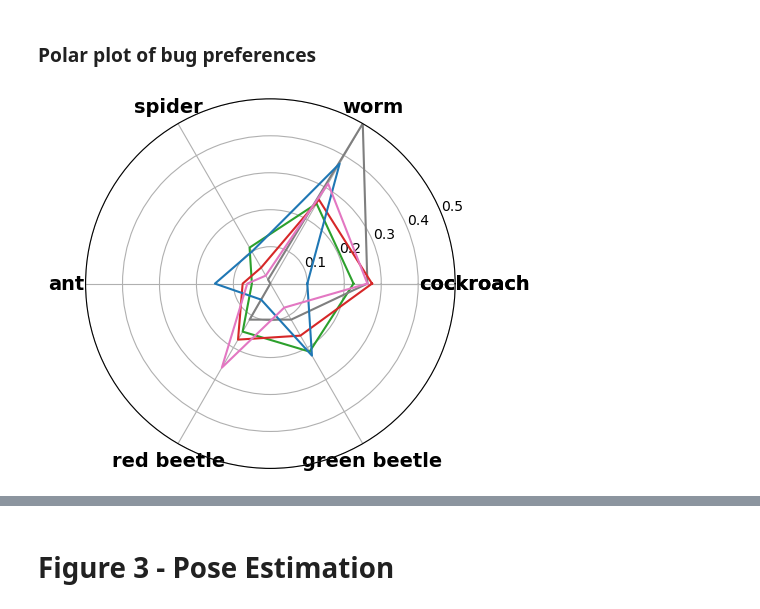
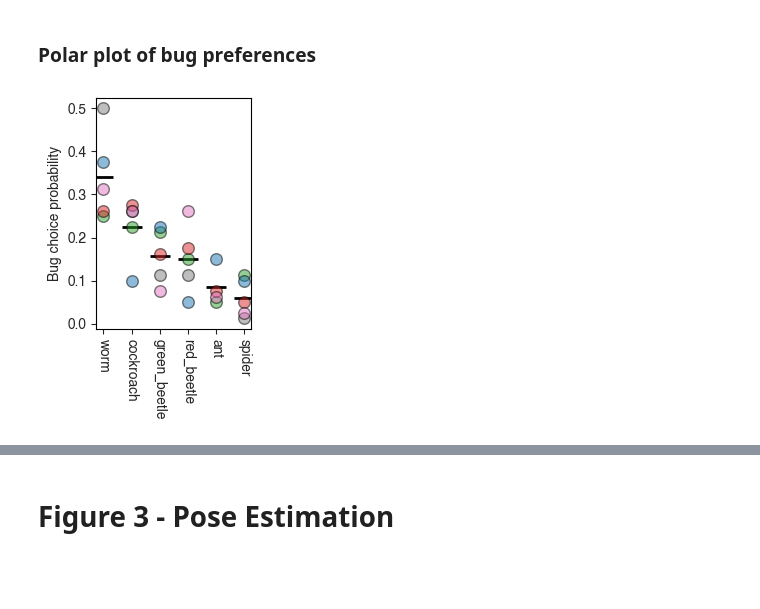
Before and after one commit to EvolutionaryNeuralCodingLab/PreyTouch, a Jupyter notebook: notebooks/arena_paper.ipynb, the cells around one changed output, grey strips where cells are left out. Saved outputs shown, nothing was run; the diff lists cells and outputs as text; code cells hidden in the pictures; blank space fills up the shorter version.

```diff
--- a/notebooks/arena_paper.ipynb
+++ b/notebooks/arena_paper.ipynb
@@ -27,6 +27,10 @@ import cv2
 import matplotlib as mpl
 mpl.rcParams['pdf.fonttype'] = 42
 mpl.rcParams['axes.grid'] = False
+mpl.rcParams['xtick.bottom'] = True
+mpl.rcParams['ytick.left'] = True
+mpl.rcParams["font.family"] = "Helvetica"
+mpl.rc('axes',edgecolor='black')
 import os
 if Path('.').resolve().name != 'Arena':
     os.chdir('../Arena')
@@ -37,8 +41,6 @@ from analysis.pose_utils import plot_regression, colorline, pixels2cm, fit_circl
 from analysis.pose import DLCArenaPose, SpatialAnalyzer
 from analysis.predictors.tongue_out import TongueOutAnalyzer, TONGUE_CLASS
 from analysis.strikes.strikes import Loader, StrikeAnalyzer
-plt.rcParams["xtick.bottom"] = True
-plt.rcParams["xtick.direction"] = 'out'
 # %%
 orm = ORM()
 FIGURE_PATH = '/media/sil2/Data/regev/Papers/PreyTouch/'
@@ -87,7 +89,7 @@ def load_strikes_df():
     miss_distance = np.sqrt((strk.x - strk.bug_x)**2 + (strk.y - strk.bug_y)**2) * SCREEN_PIX_CM[exp.arena]
     df_.append({'animal_id': exp.animal_id, 'movement_type': blk.movement_type, 'time': strk.time, 'bug_speed': strk.calc_speed,
                 'bug_type': strk.bug_type, 'bug_size': strk.bug_size, 'strike_id': strk.id, 'exit_hole': exit_hole,
-                'strike_x': strk.x, 'strike_y': strk.y, 'arena': exp.arena,
+                'strike_x': strk.x, 'strike_y': strk.y, 'arena': exp.arena, 'trial_id': tr.id,
                 'proj_strike': strk.projected_strike_coords, 'is_hit': strk.is_hit, 'miss_distance': miss_distance,
                 'proj_bug_x': strk.projected_leap_coords and strk.projected_leap_coords[0]})
 
@@ -424,28 +529,39 @@ plt.show()
 # %%
 %matplotlib inline
 
 animals_map = {'PV80': 'PV97', 'PV42': 'PV148', 'PV163': 'PV95'}
 bugs = ['cockroach', 'worm', 'spider', 'ant', 'red_beetle', 'green_beetle']
 bugs = bugs + [bugs[0]]
 angles = np.linspace(0, 2*np.pi, len(bugs))
-fig, ax = plt.subplots(subplot_kw={'projection': 'polar'})
+# fig, ax = plt.subplots(subplot_kw={'projection': 'polar'})
+fig, ax = plt.subplots(figsize=(2, 3))
 n_samples = 80
+bugs_df = []
 for animal_id in ANIMALS:
   animal_id_ = animals_map.get(animal_id, animal_id)
   vc = strk_df.query(f'animal_id=="{animal_id_}"').sample(n_samples, random_state=42).bug_type.value_counts(normalize=True).to_dict()
-  vals = [vc.get(bug, 0) for bug in bugs]
-  ax.plot(angles, vals, color=COLORS[animal_id])
+  for bug_type, val in vc.items():
+      bugs_df.append({'bug_type': bug_type, 'val': val, 'animal_id': animal_id})
+  # vals = [vc.get(bug, 0) for bug in bugs]
+  # ax.plot(angles, vals, color=COLORS[animal_id])
 
-ax.set_rmax(0.5)
-ax.set_rticks([0.1, 0.2, 0.3, 0.4, 0.5])  # Less radial ticks
-# ax.set_rlabel_position(-22.5)  # Move radial labels away from plotted line
-# ax.set_xticklabels(bugs)
-ax.set_xticks(angles)
-ax.set_xticklabels([b.replace('_', ' ') for b in bugs])
-plt.setp(ax.get_xticklabels(), fontsize=14, fontweight="bold")
-ax.grid(True)
-# ax.set_title("A line plot on a polar axis", va='bottom')
-fig.savefig(f'{FIGURE_PATH}/Figure2/bugs_preferences.pdf', dpi=250)
-plt.show()
+bugs_df = pd.DataFrame(bugs_df)
+avg = bugs_df.groupby('bug_type').val.mean().sort_values(ascending=False)
+ax.scatter(avg.index, avg.values, linewidth=2, color='black', label='Average', marker='_', s=200)
+for animal_id in bugs_df.animal_id.unique():
+  ax.scatter(avg.index, bugs_df.query(f'animal_id=="{animal_id}"').set_index('bug_type').val.reindex(avg.index), color=COLORS[animal_id],
+             label=animal_id, alpha=0.5, s=70, edgecolors='black')
+
+# sns.barplot(x='bug_type', y='val', hue='animal_id', data=bugs_df,  palette=COLORS, legend=False, ax=ax)
+ax.set_ylabel('Bug choice probability')
+ax.tick_params(axis='x', labelrotation=270)
+# ax.set_rmax(0.5)
+# ax.set_rticks([0.1, 0.2, 0.3, 0.4, 0.5])  # Less radial ticks
+# ax.set_xticks(angles)
+# ax.set_xticklabels([b.replace('_', ' ') for b in bugs])
+# plt.setp(ax.get_xticklabels(), fontsize=14, fontweight="bold")
+# ax.grid(True)
+
+fig.savefig(f'{FIGURE_PATH}/Figure2/bugs_preferences.pdf', dpi=250, bbox_inches="tight")
 # %% [output]
-[figure, old version]
+[figure, new version]
```
Also changed, not shown: parts of 13 cells of this notebook, 2 other files.
